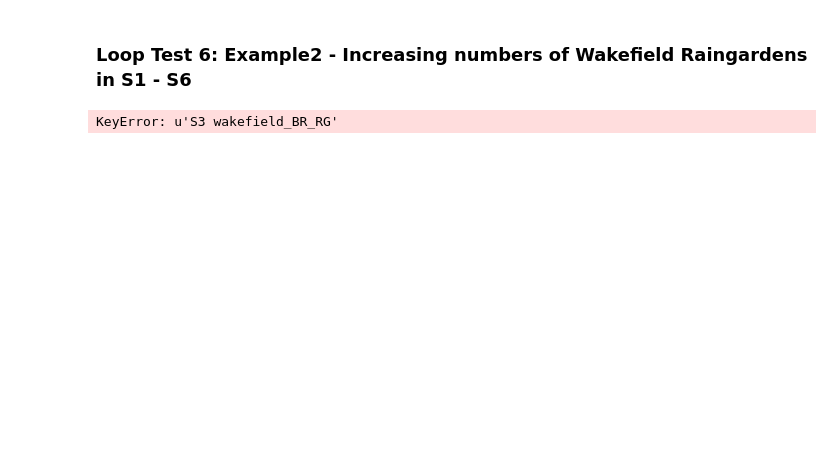
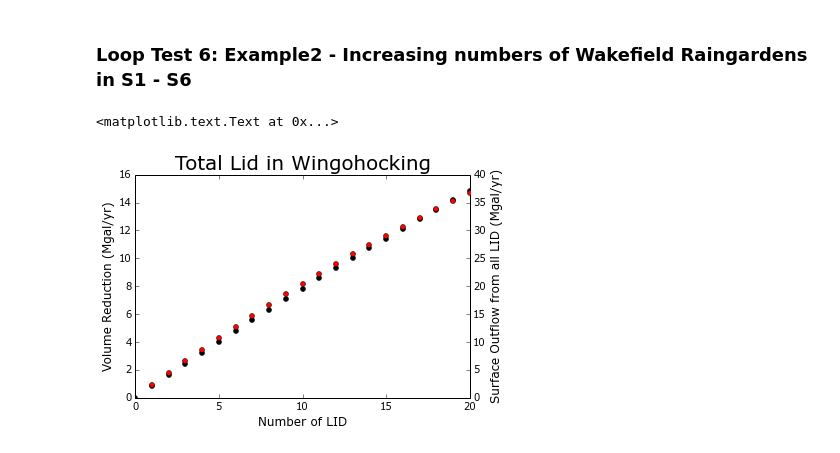
Before and after one commit to amcgarity/SWMMWise, a Jupyter notebook: Wingo_Vary_Number_of_Wakefield_LIDs_Plots.ipynb, the cells around one changed output. Cells and saved outputs as stored; diff of their text form; code cells hidden in the pictures; blank space fills up the shorter version.

```diff
--- a/Wingo_Vary_Number_of_Wakefield_LIDs_Plots.ipynb
+++ b/Wingo_Vary_Number_of_Wakefield_LIDs_Plots.ipynb
@@ -71,15 +71,16 @@ plt.title('Wakefield Raingardens in S1 Only',fontsize=20)
 # %% [markdown]
 ### Loop Test 6: Example2 - Increasing numbers of Wakefield Raingardens in S1 - S6
 # %%
-collectionName = 'y16m01d28_loop_run_1'
+collectionName = 'y16m01d29_Wakefield_loop_run_2'
 (numList,volReductionList,totalSurfaceOutflowList) = volume_reduction_and_runoff_volume_vs_lid_number(collectionName)
 (fig, ax1) = plt.subplots()
 ax1.plot(numList,volReductionList,'ko',markersize = 5)
 ax1.set_xlabel("Number of LID",fontsize=12)
 ax1.set_ylabel("Volume Reduction (Mgal/yr)",fontsize=12)
 ax2 = ax1.twinx()
 ax2.plot(numList,totalSurfaceOutflowList,'ro',markersize = 5)
 ax2.set_ylabel("Surface Outflow from all LID (Mgal/yr)",fontsize=12)
 plt.title('Total Lid in Wingohocking',fontsize=20)
 # %% [output]
-KeyError: u'S3 wakefield_BR_RG'
+<matplotlib.text.Text at 0x...>
+[figure, added]
```
Also changed, not shown: parts of 2 cells of this notebook, 24 other files.
